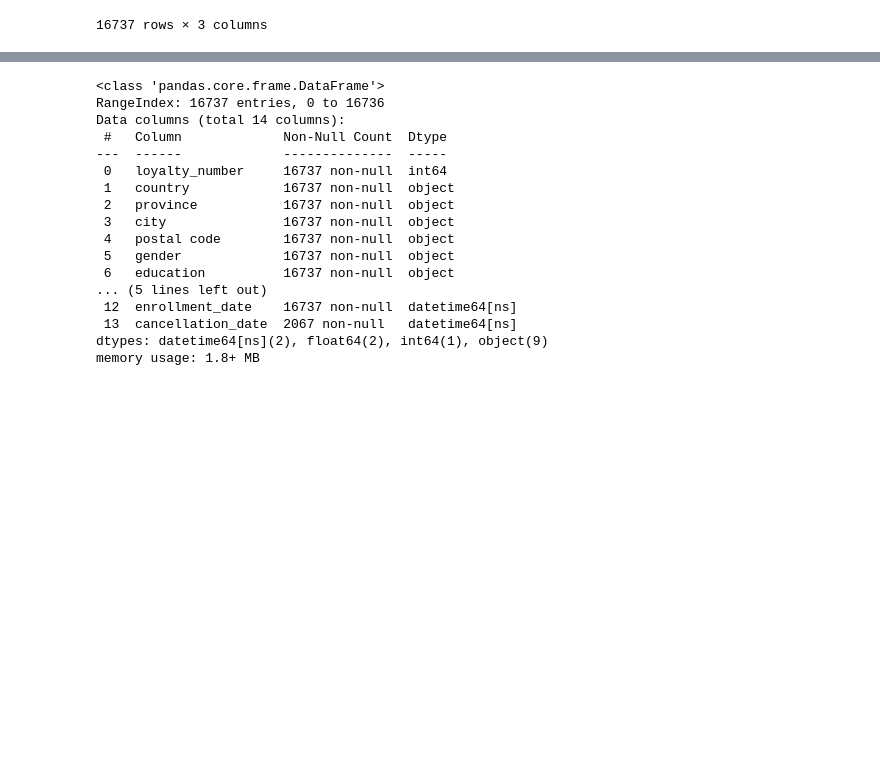
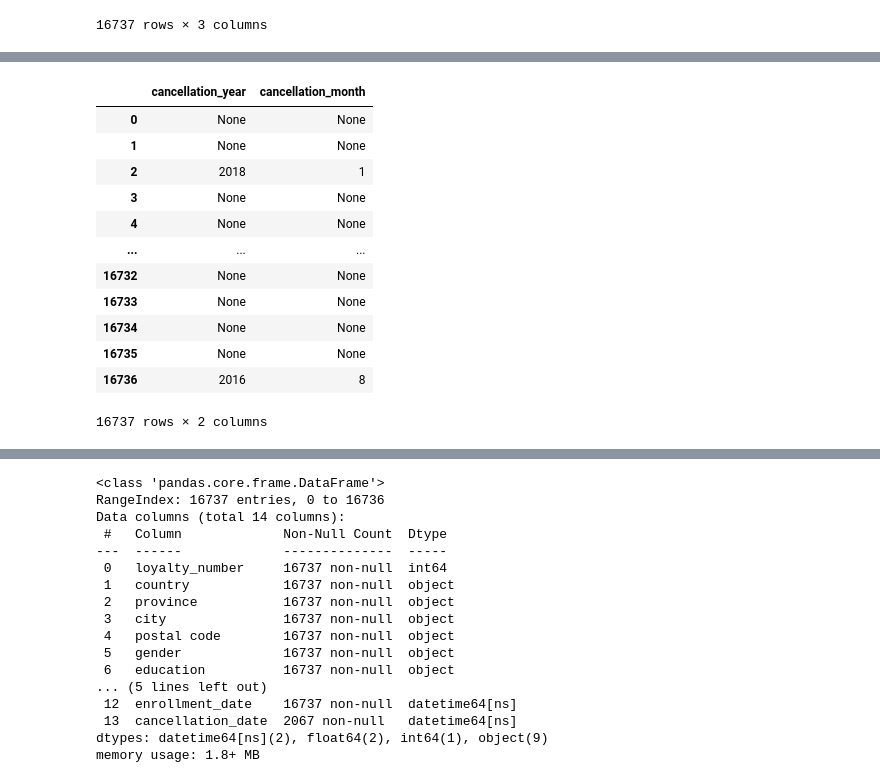
Before and after one commit to rml-lee/MYSQL-Tableau-Customer-Flights-Project, a Jupyter notebook: Data Cleaning & Exploration - Airline Loyalty Campaign Program Impact on Flights.ipynb, the cells around one changed output, grey strips where cells are left out. Saved outputs shown, nothing was run; the diff lists cells and outputs as text; code cells hidden in the pictures; blank space fills up the shorter version.

```diff
--- a/Data Cleaning & Exploration - Airline Loyalty Campaign Program Impact on Flights.ipynb
+++ b/Data Cleaning & Exploration - Airline Loyalty Campaign Program Impact on Flights.ipynb
@@ -201,2 +220,21 @@ dtype: object
+# %%
+# Convert 'nan' to Object NULL value None
+loyalty['cancellation_year'] = loyalty['cancellation_year'].apply(lambda x: None if x == 'nan' else x)
+loyalty['cancellation_month'] = loyalty['cancellation_month'].apply(lambda x: None if x == 'nan' else x)
+loyalty[['cancellation_year', 'cancellation_month']]
+# %% [output]
+|  | cancellation_year | cancellation_month |
+| 0 | None | None |
+| 1 | None | None |
+| 2 | 2018 | 1 |
+| 3 | None | None |
+| 4 | None | None |
+| ... | ... | ... |
+| 16732 | None | None |
+| 16733 | None | None |
+| 16734 | None | None |
+| 16735 | None | None |
+| 16736 | 2016 | 8 |
+16737 rows × 2 columns
 # %%
 # Combine cancellation_year and cancellation_month into a new DATE field named 'cancellation_date'
```
Also changed, not shown: parts of 4 cells of this notebook.
